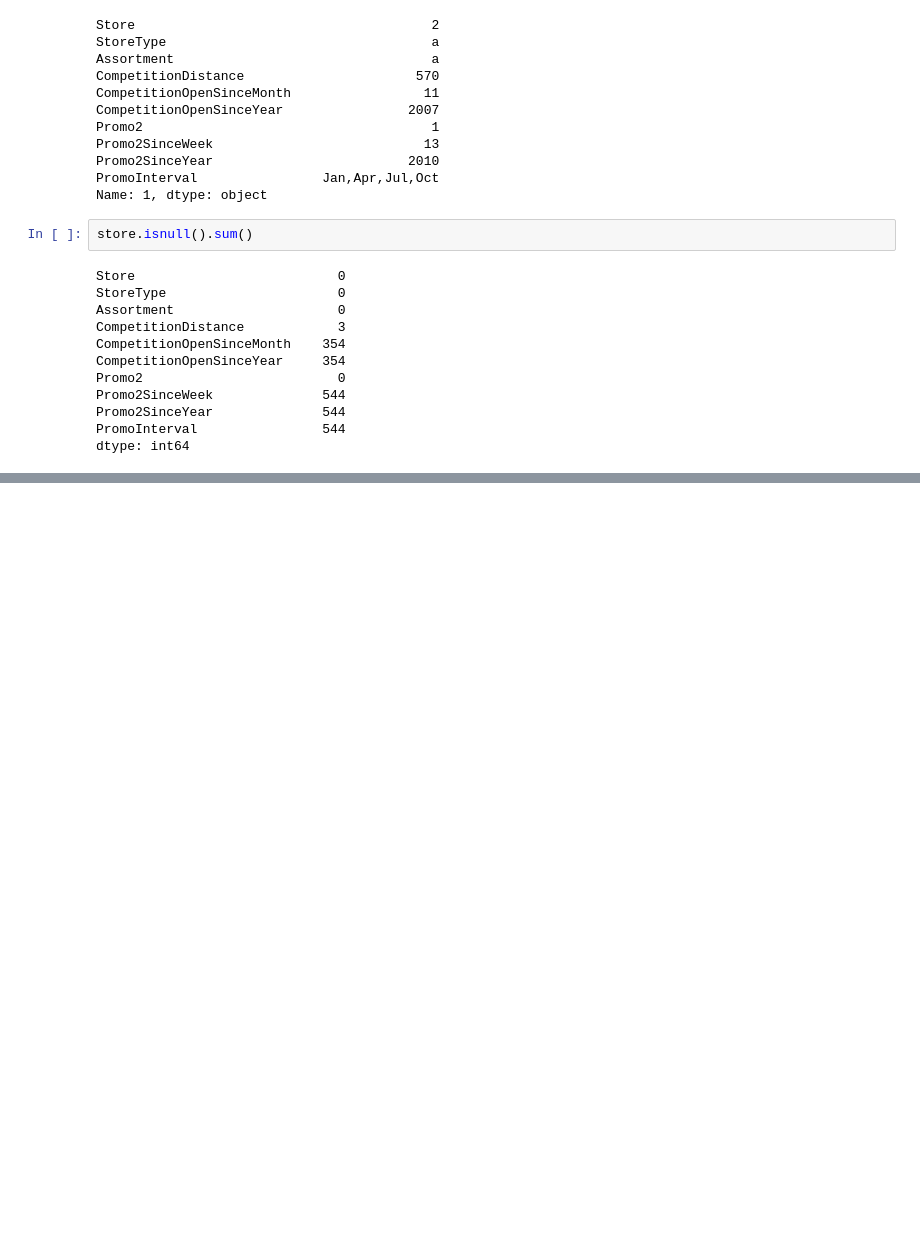
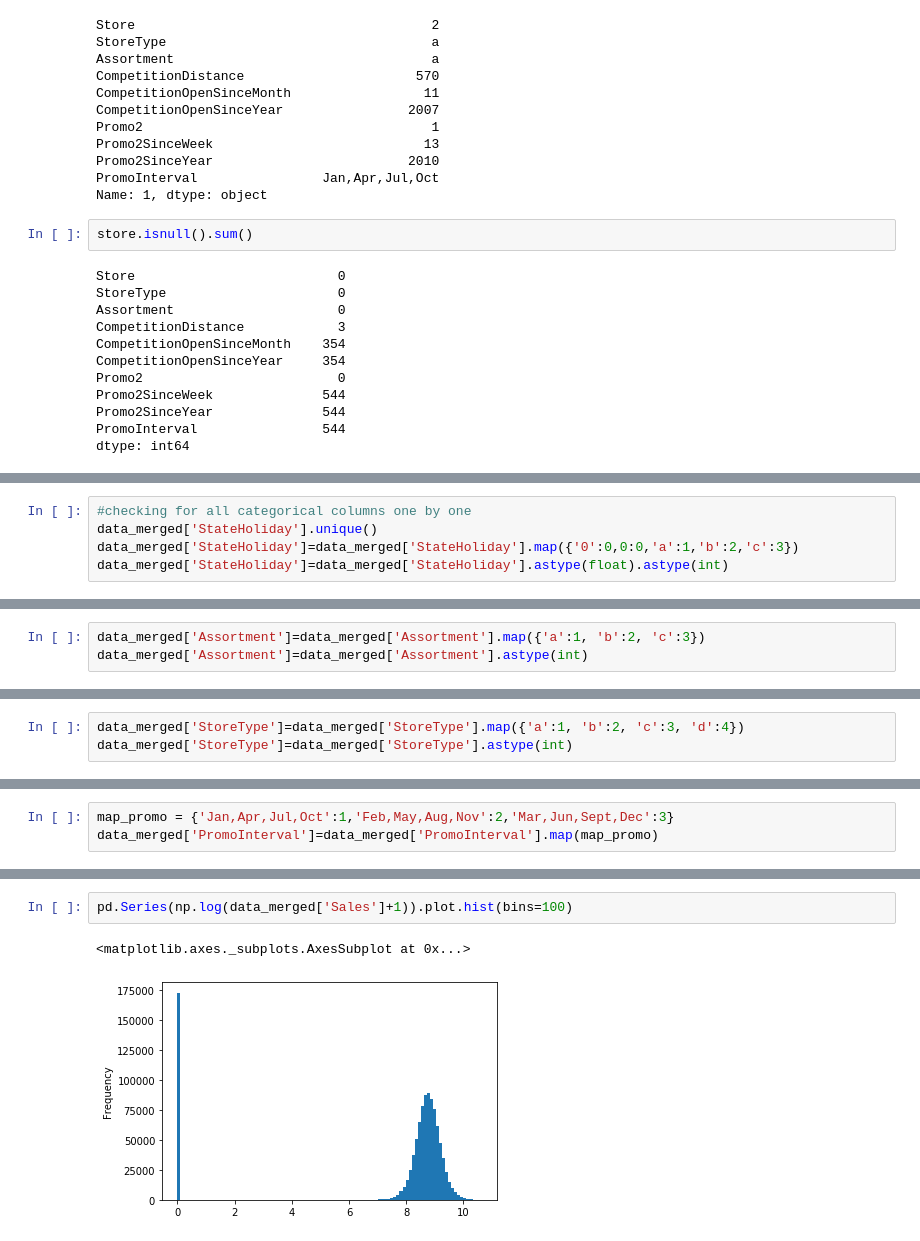
Before and after one commit to m-fzi/KagglePractice, a Jupyter notebook: rossmann/rossmann1.ipynb, the cells around one changed output, grey strips where cells are left out. Drawn from its saved outputs; the diff is of its cells as text; blank space fills up the shorter version.

```diff
--- a/rossmann/rossmann1.ipynb
+++ b/rossmann/rossmann1.ipynb
@@ -288,0 +411,5 @@ store['PromoInterval'].mode().iloc[0]
+# %%
+#checking for all categorical columns one by one
+data_merged['StateHoliday'].unique()
+data_merged['StateHoliday']=data_merged['StateHoliday'].map({'0':0,0:0,'a':1,'b':2,'c':3})
+data_merged['StateHoliday']=data_merged['StateHoliday'].astype(float).astype(int)
@@ -288,0 +420,3 @@ store['PromoInterval'].mode().iloc[0]
+# %%
+data_merged['Assortment']=data_merged['Assortment'].map({'a':1, 'b':2, 'c':3})
+data_merged['Assortment']=data_merged['Assortment'].astype(int)
@@ -288,0 +427,3 @@ store['PromoInterval'].mode().iloc[0]
+# %%
+data_merged['StoreType']=data_merged['StoreType'].map({'a':1, 'b':2, 'c':3, 'd':4})
+data_merged['StoreType']=data_merged['StoreType'].astype(int)
@@ -288,0 +435,3 @@ store['PromoInterval'].mode().iloc[0]
+# %%
+map_promo = {'Jan,Apr,Jul,Oct':1,'Feb,May,Aug,Nov':2,'Mar,Jun,Sept,Dec':3}
+data_merged['PromoInterval']=data_merged['PromoInterval'].map(map_promo)
@@ -288,0 +518,5 @@ store['PromoInterval'].mode().iloc[0]
+# %%
+pd.Series(np.log(data_merged['Sales']+1)).plot.hist(bins=100)
+# %% [output]
+<matplotlib.axes._subplots.AxesSubplot at 0x...>
+[figure, added]
```
Also changed, not shown: parts of 46 cells of this notebook, 1 other file.
